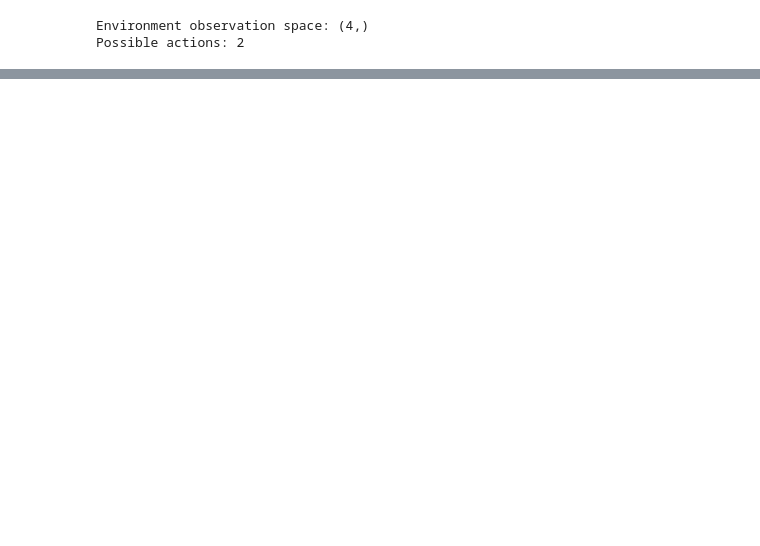
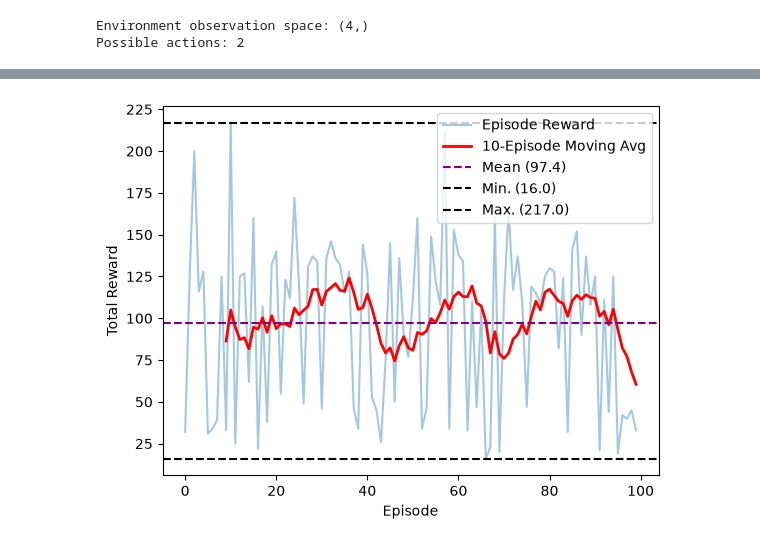
Before and after one commit to gerkoh/reinforcement-learning-gym, a Jupyter notebook: training/cartpole/q_learning.ipynb, the cells around one changed output, grey strips where cells are left out. Saved outputs shown, nothing was run; the diff lists cells and outputs as text; code cells hidden in the pictures; blank space fills up the shorter version.

```diff
--- a/training/cartpole/q_learning.ipynb
+++ b/training/cartpole/q_learning.ipynb
@@ -204,0 +309,4 @@ plt.show()
+# %%
+plot_with_moving_average(q_learning_eval_stats, window=10)
+# %% [output]
+[figure, added]
```
Also changed, not shown: parts of 25 cells of this notebook.
